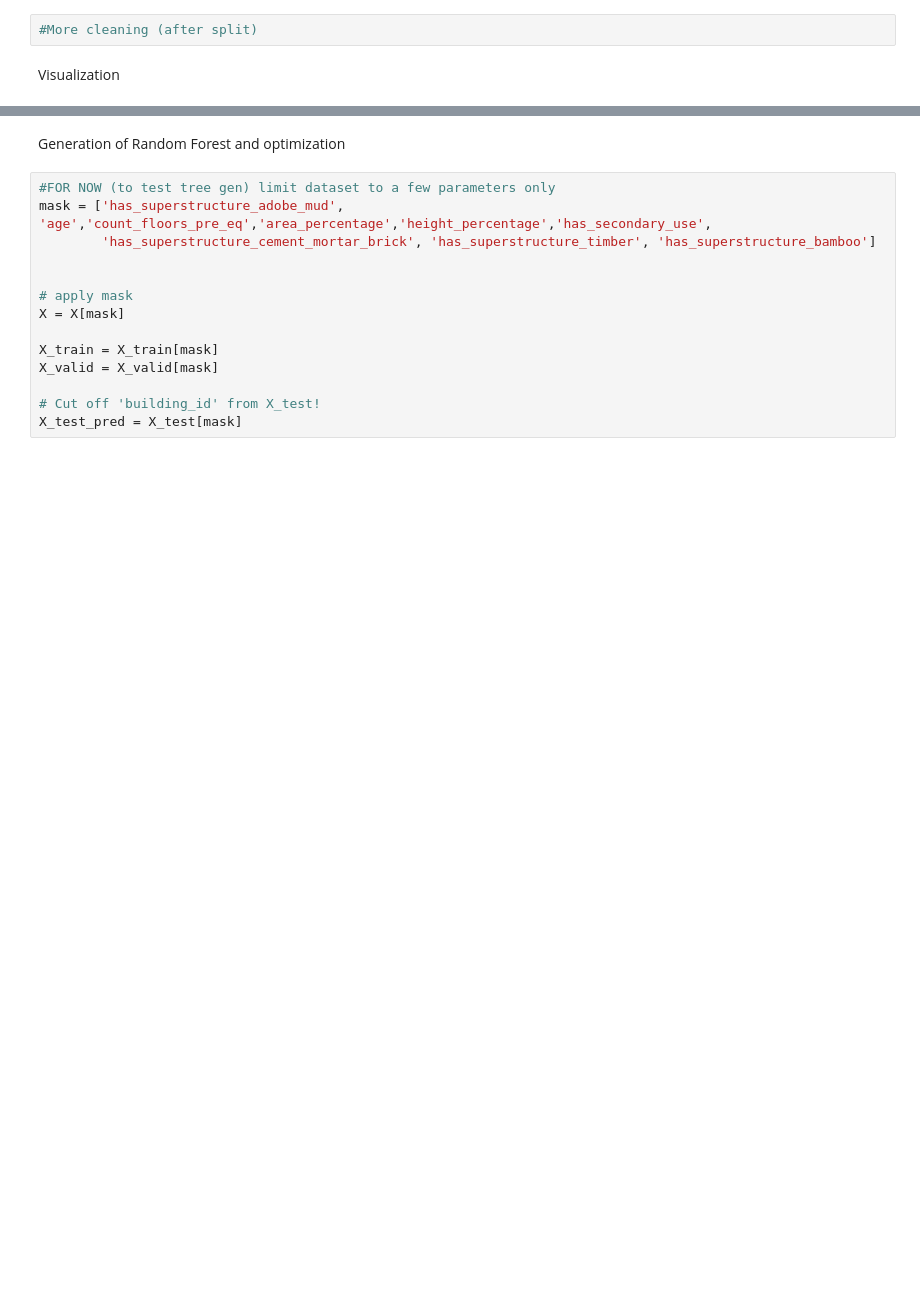
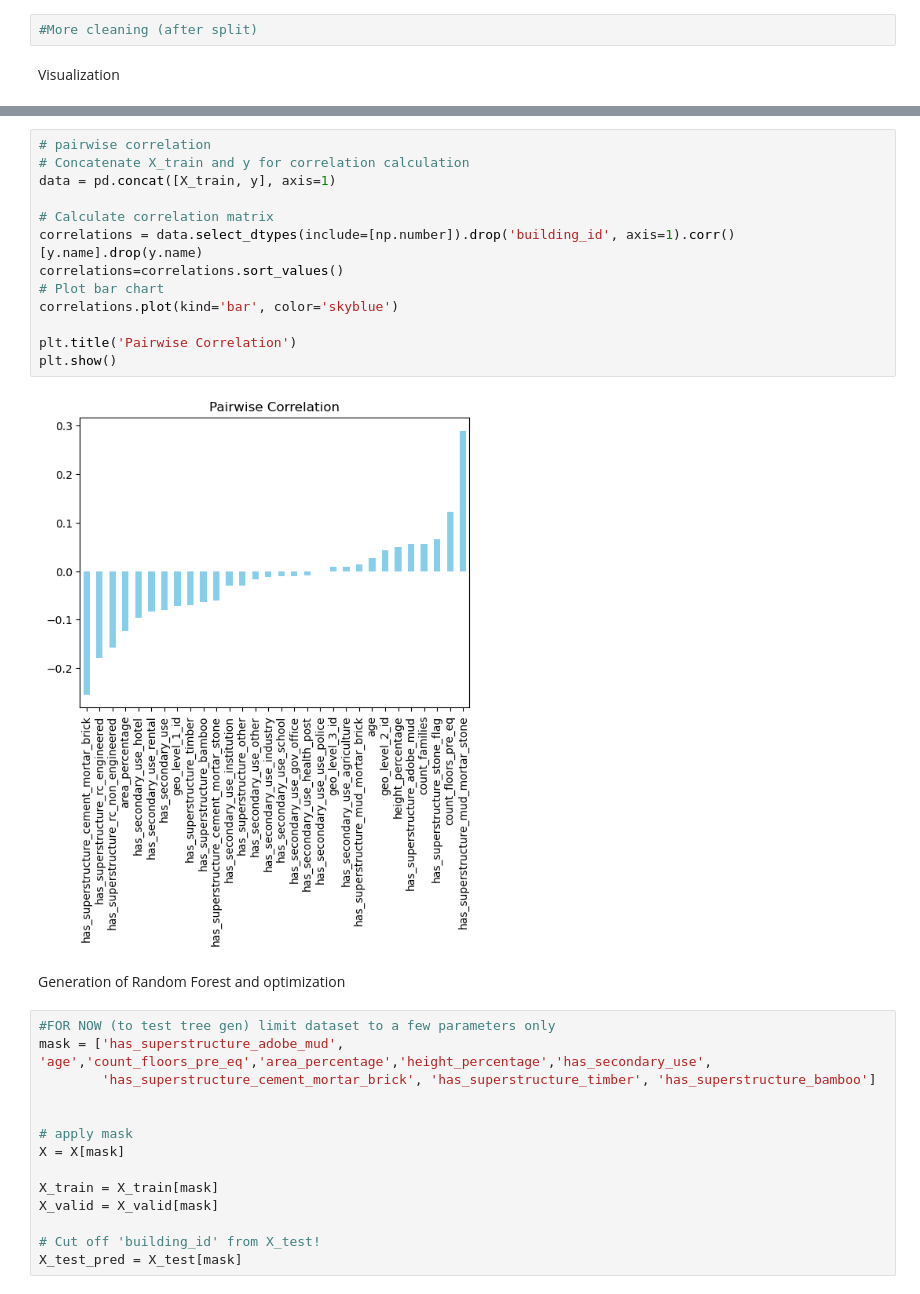
Before and after one commit to miloszpaul/minicomp, a Jupyter notebook: main_petr.ipynb, the cells around one changed output, grey strips where cells are left out. Drawn from its saved outputs; the diff is of its cells as text; blank space fills up the shorter version.

```diff
--- a/main_petr.ipynb
+++ b/main_petr.ipynb
@@ -31,3 +82,18 @@ Visualization
+# %%
+# pairwise correlation
+# Concatenate X_train and y for correlation calculation
+data = pd.concat([X_train, y], axis=1)
+
+# Calculate correlation matrix
+correlations = data.select_dtypes(include=[np.number]).drop('building_id', axis=1).corr()[y.name].drop(y.name)
+correlations=correlations.sort_values()
+# Plot bar chart
+correlations.plot(kind='bar', color='skyblue')
+
+plt.title('Pairwise Correlation')
+plt.show()
+# %% [output]
+[figure, added]
 # %% [markdown]
 Generation of Random Forest and optimization
 # %%
```
Also changed, not shown: parts of 13 cells of this notebook.
